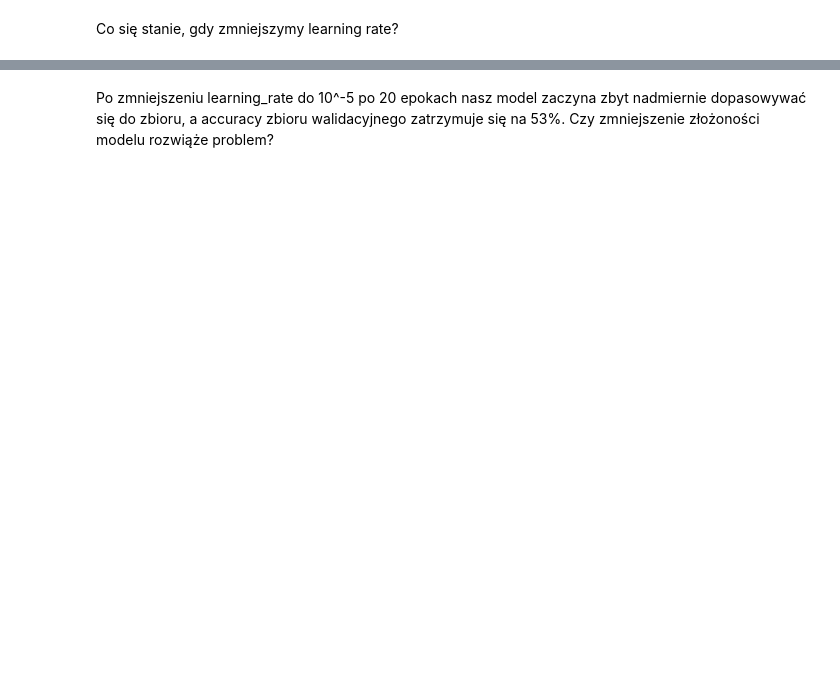
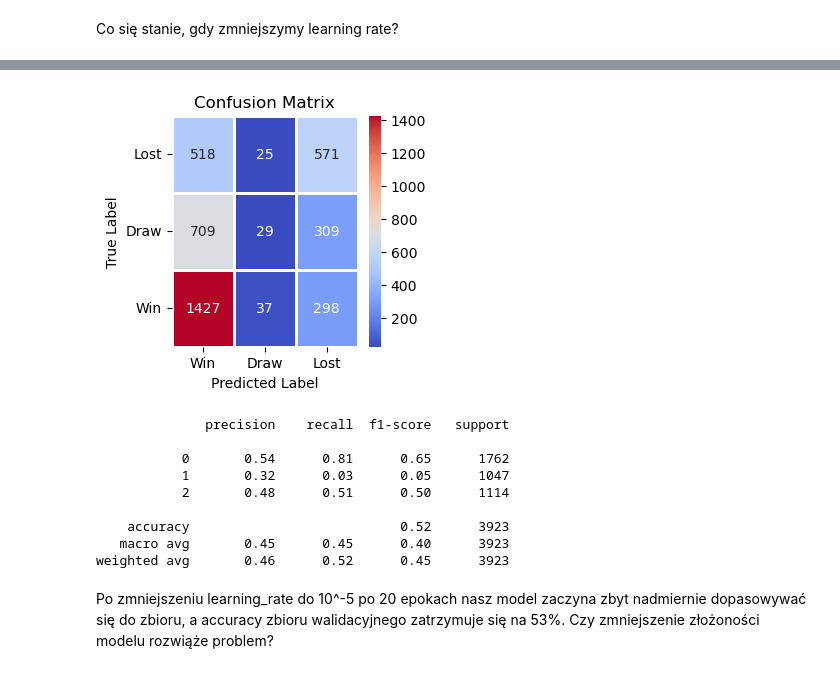
Before and after one commit to Aleksander2a/neural-networks-project, a Jupyter notebook: neural_networks/Football match result prediction.ipynb, the cells around one changed output, grey strips where cells are left out. Cells and saved outputs as stored; diff of their text form; code cells hidden in the pictures; blank space fills up the shorter version.

```diff
--- a/neural_networks/Football match result prediction.ipynb
+++ b/neural_networks/Football match result prediction.ipynb
@@ -649,0 +690,14 @@ test_loss, test_acc = model1.evaluate(X_test, y_test)
+# %%
+test_results_pred = model1.predict(X_test)
+
+# Take the class with the highest probability from the test predictions as a winning one
+max_test_results_pred = np.argmax(test_results_pred, axis=1)
+max_test_results = np.argmax(y_test, axis=1)
+
+
+# Show the confusion matrix of the collected results
+show_confusion_matrix(max_test_results, max_test_results_pred, num_classes=3)
+
+# Print classification report
+print(classification_report(max_test_results, max_test_results_pred))
+# %% [output]
@@ -650,3 +705,13 @@ test_loss, test_acc = model1.evaluate(X_test, y_test)
+[figure, added]
+              precision    recall  f1-score   support
+
+           0       0.54      0.81      0.65      1762
+           1       0.32      0.03      0.05      1047
+           2       0.48      0.51      0.50      1114
+
+    accuracy                           0.52      3923
+   macro avg       0.45      0.45      0.40      3923
+weighted avg       0.46      0.52      0.45      3923
 # %% [markdown]
 Po zmniejszeniu learning_rate do 10^-5 po 20 epokach nasz model zaczyna zbyt nadmiernie dopasowywać się do zbioru, a accuracy zbioru walidacyjnego zatrzymuje się na 53%. Czy zmniejszenie złożoności modelu rozwiąże problem?
 # %%
```
Also changed, not shown: parts of 45 cells of this notebook, 1 other file.
